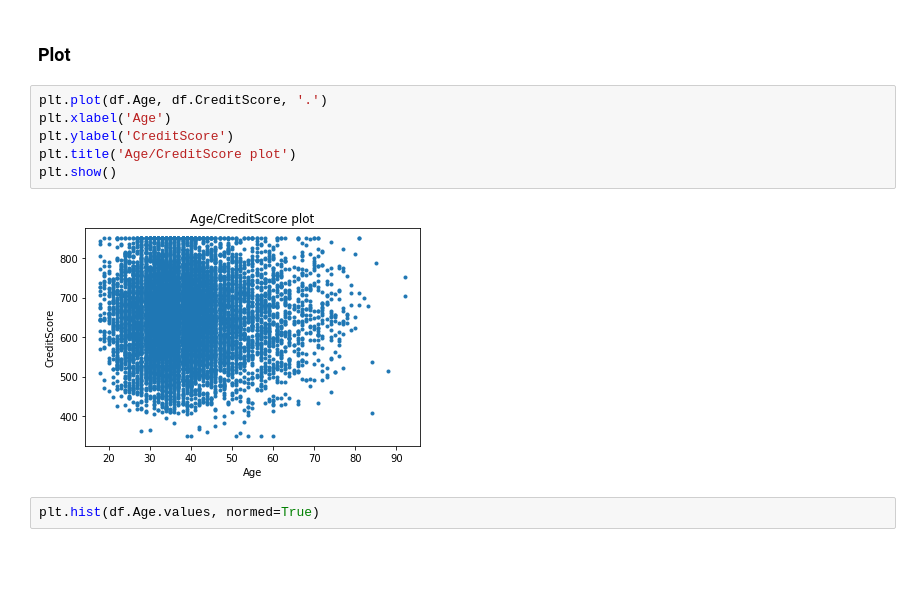
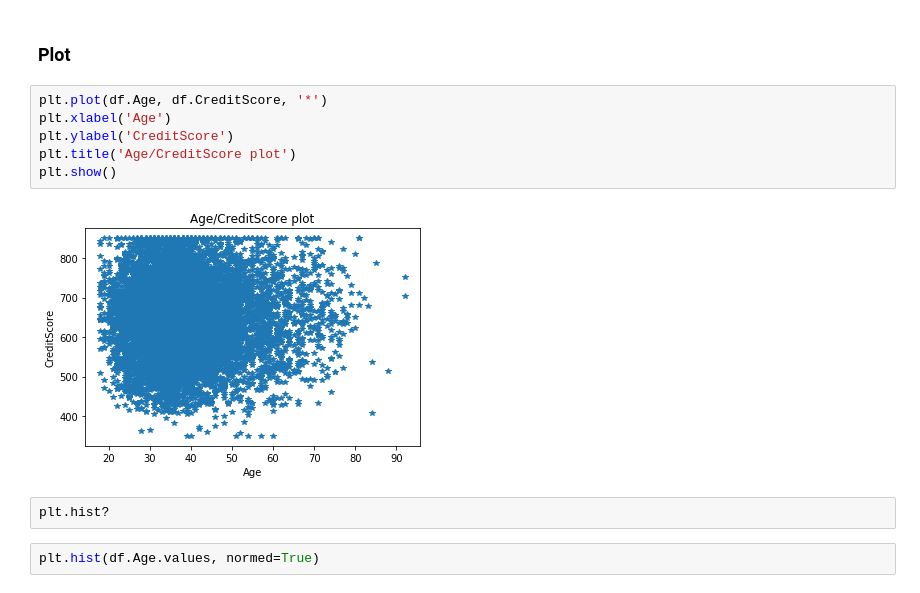
Before and after one commit to luminousmen/python_for_ds, a Jupyter notebook: training_6.ipynb, the cells around one changed output. Drawn from its saved outputs; the diff is of its cells as text; blank space fills up the shorter version.

```diff
--- a/training_6.ipynb
+++ b/training_6.ipynb
@@ -70,13 +72,15 @@ plt.boxplot(df.Balance)
 # %% [markdown]
 ### Plot
 # %%
-plt.plot(df.Age, df.CreditScore, '.')
+plt.plot(df.Age, df.CreditScore, '*')
 plt.xlabel('Age')
 plt.ylabel('CreditScore')
 plt.title('Age/CreditScore plot')
 plt.show()
 # %% [output]
-[figure, old version]
+[figure, new version]
+# %%
+plt.hist?
 # %%
 plt.hist(df.Age.values, normed=True)
 # %% [output]
```
Also changed, not shown: parts of 74 cells of this notebook, 4 other files.
